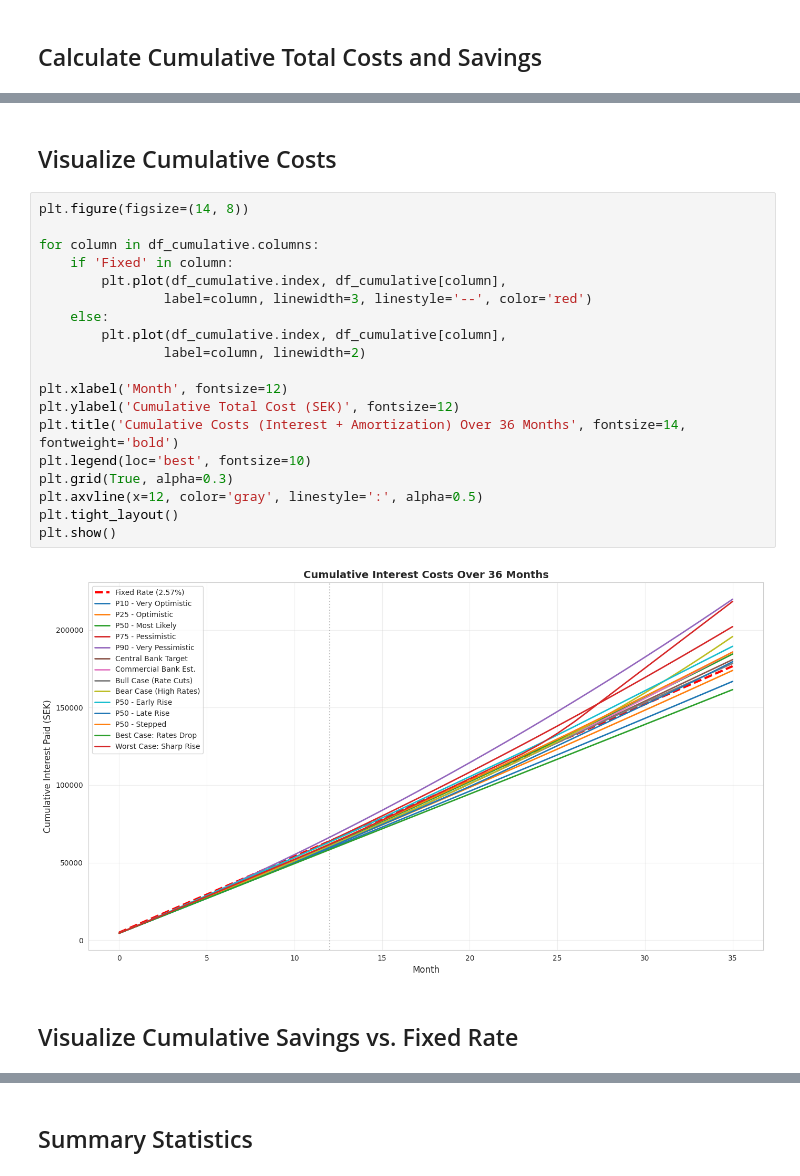
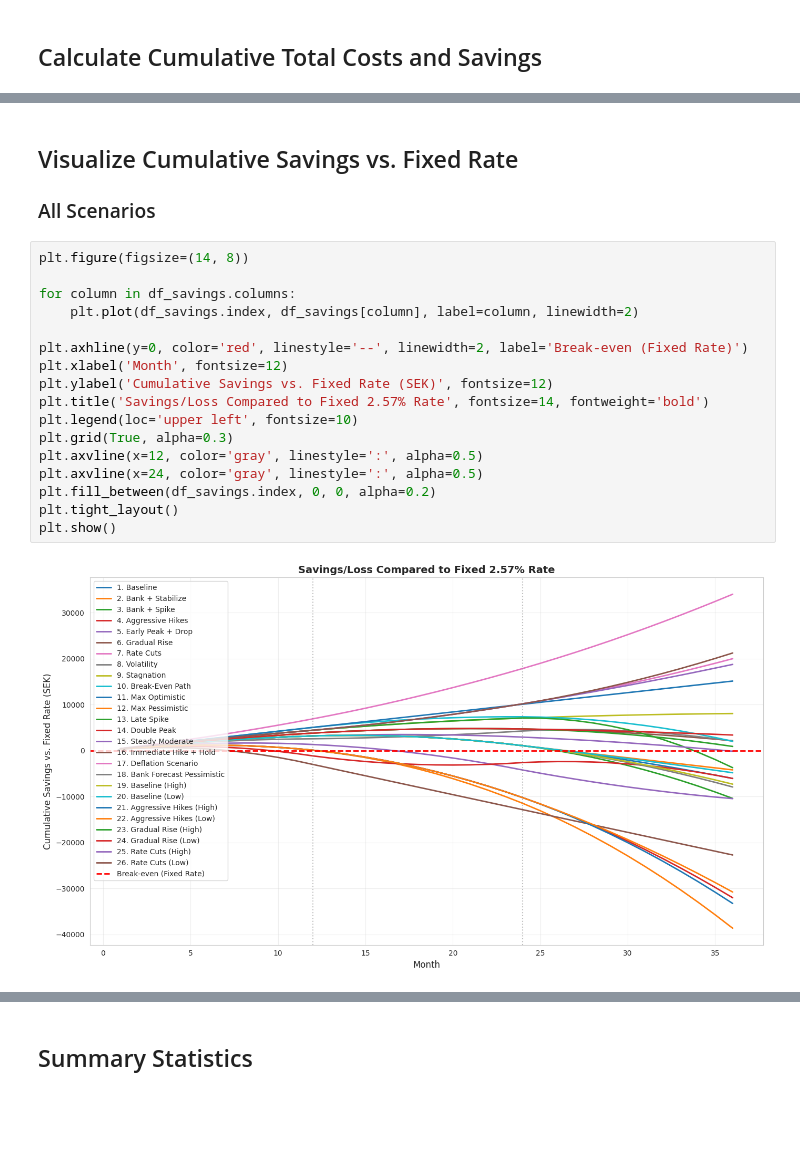
Before and after one commit to rasmustilljander/cost, a Jupyter notebook: cost.ipynb, the cells around one changed output, grey strips where cells are left out. Drawn from its saved outputs; the diff is of its cells as text; blank space fills up the shorter version.

```diff
--- a/cost.ipynb
+++ b/cost.ipynb
@@ -531,26 +275,24 @@ P90 - Very Pessimistic        :      -43,157 SEK (LOSE)
-# %% [markdown]
-## Visualize Cumulative Costs
-# %%
-plt.figure(figsize=(14, 8))
-
-for column in df_cumulative.columns:
-    if 'Fixed' in column:
-        plt.plot(df_cumulative.index, df_cumulative[column],
-                label=column, linewidth=3, linestyle='--', color='red')
-    else:
-        plt.plot(df_cumulative.index, df_cumulative[column],
-                label=column, linewidth=2)
-
-plt.xlabel('Month', fontsize=12)
-plt.ylabel('Cumulative Total Cost (SEK)', fontsize=12)
-plt.title('Cumulative Costs (Interest + Amortization) Over 36 Months', fontsize=14, fontweight='bold')
-plt.legend(loc='best', fontsize=10)
-plt.grid(True, alpha=0.3)
-plt.axvline(x=12, color='gray', linestyle=':', alpha=0.5)
-plt.tight_layout()
-plt.show()
-# %% [output]
-[figure, removed]
 # %% [markdown]
 ## Visualize Cumulative Savings vs. Fixed Rate
+
+### All Scenarios
+# %%
+plt.figure(figsize=(14, 8))
+
+for column in df_savings.columns:
+    plt.plot(df_savings.index, df_savings[column], label=column, linewidth=2)
+
+plt.axhline(y=0, color='red', linestyle='--', linewidth=2, label='Break-even (Fixed Rate)')
+plt.xlabel('Month', fontsize=12)
+plt.ylabel('Cumulative Savings vs. Fixed Rate (SEK)', fontsize=12)
+plt.title('Savings/Loss Compared to Fixed 2.57% Rate', fontsize=14, fontweight='bold')
+plt.legend(loc='upper left', fontsize=10)
+plt.grid(True, alpha=0.3)
+plt.axvline(x=12, color='gray', linestyle=':', alpha=0.5)
+plt.axvline(x=24, color='gray', linestyle=':', alpha=0.5)
+plt.fill_between(df_savings.index, 0, 0, alpha=0.2)
+plt.tight_layout()
+plt.show()
+# %% [output]
+[figure, added]
 # %%
```
Also changed, not shown: parts of 16 cells of this notebook.
